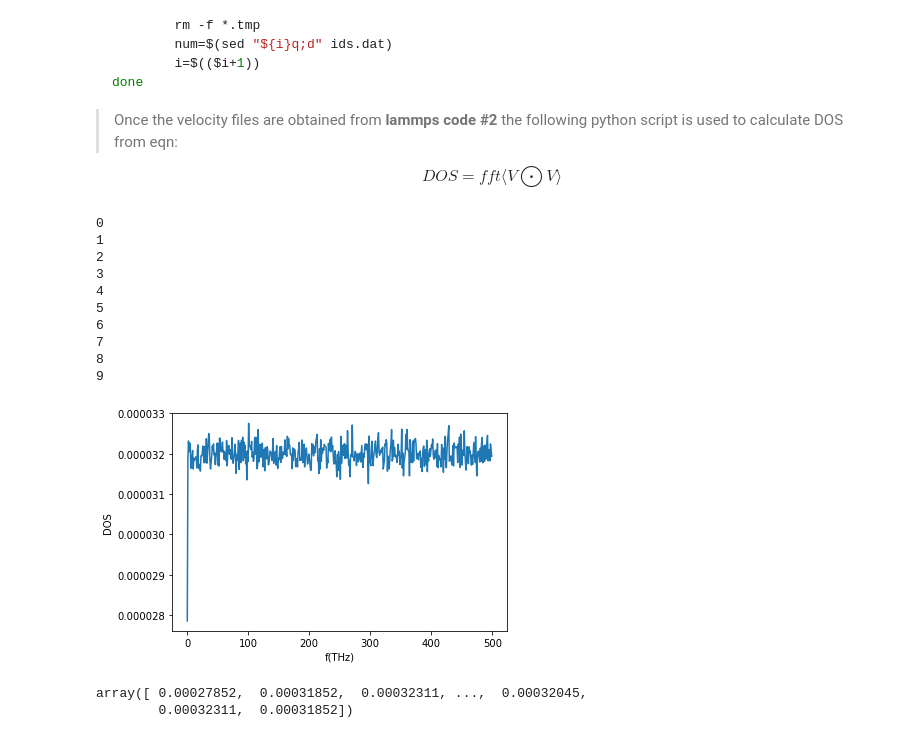
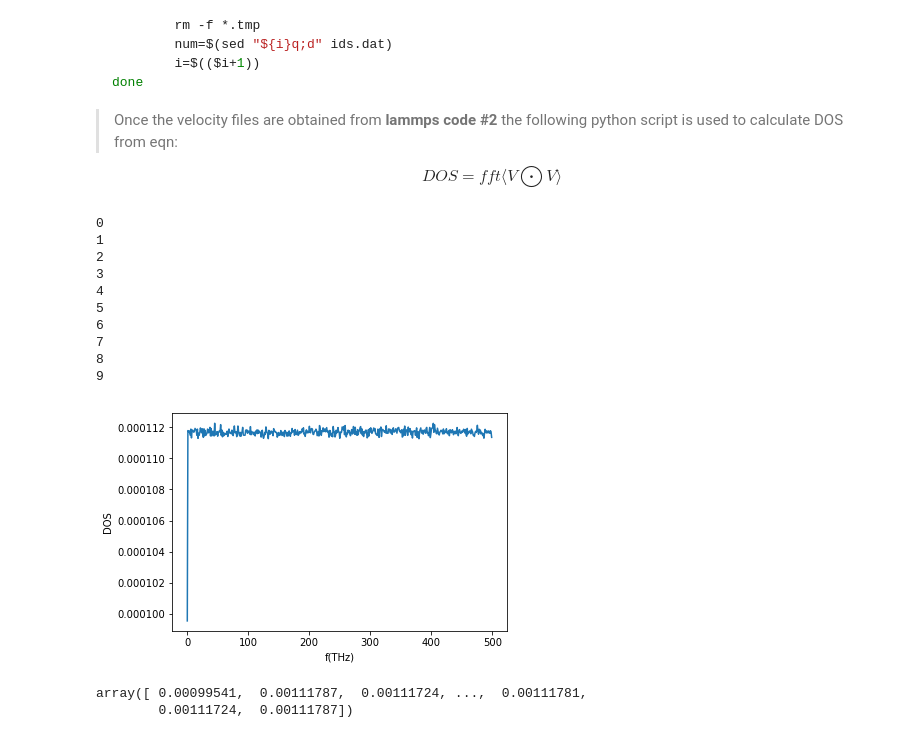
Before and after one commit to abhijithanandan/the-phonon-project, a Jupyter notebook: analysis/Phonon transport in Graphene.ipynb, the cells around one changed output. Drawn from its saved outputs; the diff is of its cells as text; code cells hidden in the pictures.

```diff
--- a/analysis/Phonon transport in Graphene.ipynb
+++ b/analysis/Phonon transport in Graphene.ipynb
@@ -276,7 +288,7 @@ nvel = 1000
 count = tsteps/nvel
 n = 2**tl.nextpow2(nvel)
 Dsum = 0
-natoms = 180
+natoms = 3963
 Dt = 1
 for j in range(count):
     Dx = 0
@@ -295,33 +307,33 @@ for j in range(count):
         Dy = Dy + np.abs(Dysum/n)
         Dzsum = np.fft.fft(Vz,n)
         Dz = Dz + np.abs(Dzsum/n)
     print j
     D = (Dx+Dy+Dz)/3/natoms
     Dsum = Dsum + D
 
 DOS = Dsum/count
 N = np.size(Dsum)
 DOS = DOS[:N/2]
 freq = np.fft.fftfreq(N,d = 0.001)
 freq = freq
 freq = freq[:N/2]
 #freq = (1/(n*Dt*1e-15))*((0:np.size(DOS)-1)/1e15)
 plt.xlabel("f(THz)")
 plt.ylabel("DOS")
 plt.plot(freq,DOS)
 plt.show()
 Dsum
 # %% [output]
 0
 1
 2
 3
 4
 5
 6
 7
 8
 9
-[figure, old version]
+[figure, new version]
-array([ 0.00027852,  0.00031852,  0.00032311, ...,  0.00032045,
-        0.00032311,  0.00031852])
+array([ 0.00099541,  0.00111787,  0.00111724, ...,  0.00111781,
+        0.00111724,  0.00111787])
```
Also changed, not shown: parts of 5 cells of this notebook, 15 other files.
